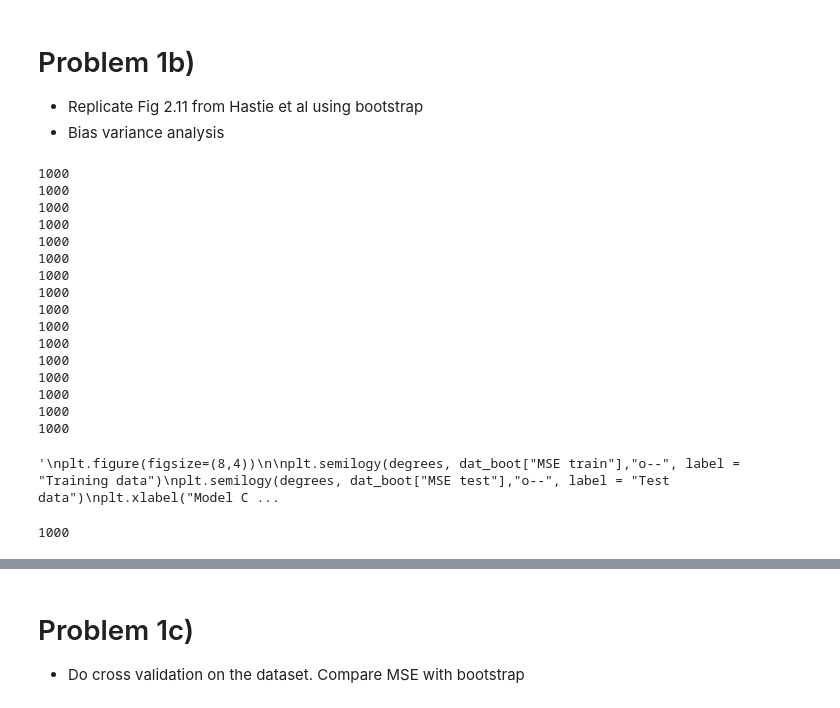
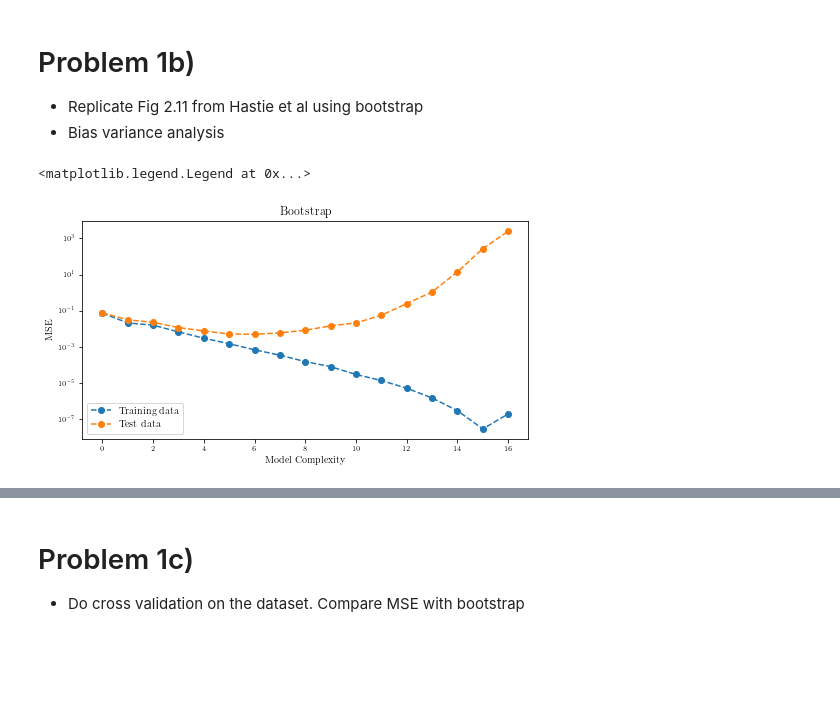
Before and after one commit to nicholaskarlsen/FYS-STK4155, a Jupyter notebook: project_1/notebooks/Untitled.ipynb, the cells around one changed output, grey strips where cells are left out. Saved outputs shown, nothing was run; the diff lists cells and outputs as text; code cells hidden in the pictures; blank space fills up the shorter version.

```diff
--- a/project_1/notebooks/Untitled.ipynb
+++ b/project_1/notebooks/Untitled.ipynb
@@ -126,7 +127,7 @@ def p2_analysis(x, y, z, degrees, N_bootstraps):
         "Variance train", "Variance test"
     ]
 
-    data = pd.DataFrame(columns=columns, index=degrees)
+    df = pd.DataFrame(columns=columns)
 
     for i, deg in enumerate(degrees):
         X = design_matrix_2D(x, y, deg)
@@ -141,48 +142,31 @@ def p2_analysis(x, y, z, degrees, N_bootstraps):
         X_test[:, 0] = np.ones(X_test.shape[0])
 
         output = bootstrap(
-            X_train, X_test, z_train, z_test,
-            bootstraps=N_bootstraps,
-            regression=linear_regression.OLS_SVD_2D)
+            X_train,
+            X_test,
+            z_train,
+            z_test,
+            bootstraps = N_bootstraps,
+            regression = linear_regression.OLS_SVD_2D
+        )
 
-        for col in columns:
-            data[col][deg] = output[col]
+        df = df.append(pd.DataFrame(output, index=[deg]))
 
-    return data
+    return df
 # %%
-degrees = np.arange(0, 16) # This stop working for 12< possible bug in OLS_SVD?
-N_bootstraps = 1000
-dat_boot = p2_analysis(x_dat, y_dat, z_dat, degrees, N_bootstraps)
+degrees = np.arange(0, 17) # This stop working for 12< possible bug in OLS_SVD?
+N_bootstraps = 500
+data_bootstrap = p2_analysis(x_dat, y_dat, z_dat, degrees, N_bootstraps)
 
-'''
+
 plt.figure(figsize=(8,4))
 
-plt.semilogy(degrees, dat_boot["MSE train"],"o--", label = "Training data")
-plt.semilogy(degrees, dat_boot["MSE test"],"o--", label = "Test data")
+plt.semilogy(degrees, data_bootstrap["MSE train"],"o--", label = "Training data")
+plt.semilogy(degrees, data_bootstrap["MSE test"],"o--", label = "Test data")
 plt.xlabel("Model Complexity")
 plt.ylabel("MSE")
 plt.title("Bootstrap")
 plt.legend(loc="lower left")
-'''
 # %% [output]
-1000
-1000
-1000
-1000
-1000
-1000
-1000
-1000
-1000
-1000
-1000
-1000
-1000
-1000
-1000
-1000
+<matplotlib.legend.Legend at 0x...>
-'\nplt.figure(figsize=(8,4))\n\nplt.semilogy(degrees, dat_boot["MSE train"],"o--", label = "Training data")\nplt.semilogy(degrees, dat_boot["MSE test"],"o--", label = "Test data")\nplt.xlabel("Model C ...
+[figure, added]
-# %%
-len(dat_boot["MSE train"][0])
-# %% [output]
-1000
```
Also changed, not shown: parts of 9 cells of this notebook, 2 other files.
